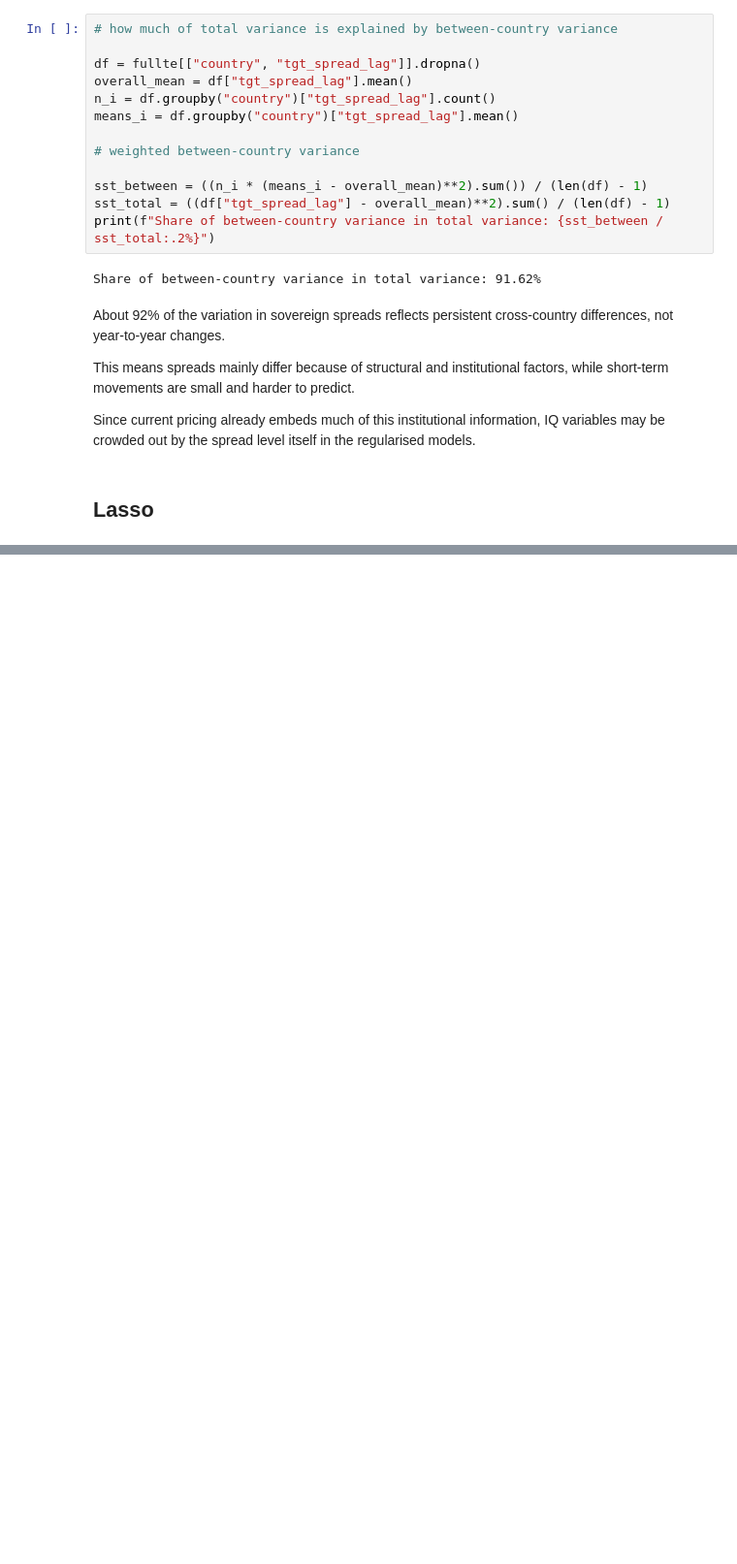
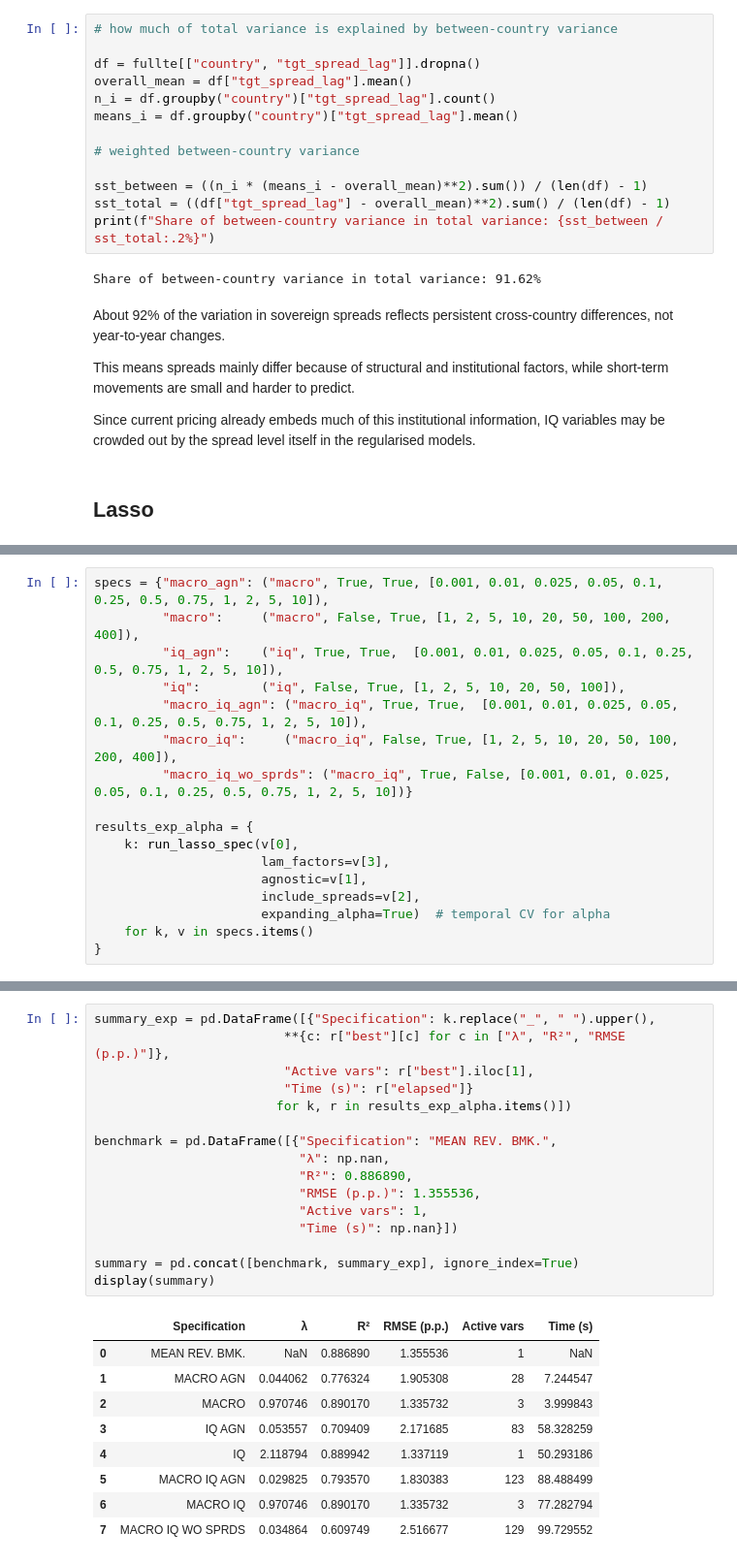
Before and after one commit to janjdarecki/instquality, a Jupyter notebook: 3. Run methods.ipynb, the cells around one changed output, grey strips where cells are left out. Shown at 97% size. Cells and saved outputs as stored; diff of their text form; blank space fills up the shorter version.

Commit message:
Added Lasso models

```diff
--- a/3. Run methods.ipynb
+++ b/3. Run methods.ipynb
@@ -1131,0 +472,17 @@ Unconstrained Lasso with 78 active vars vs. mean-reversion benchmark:
+# %%
+specs = {"macro_agn": ("macro", True, True, [0.001, 0.01, 0.025, 0.05, 0.1, 0.25, 0.5, 0.75, 1, 2, 5, 10]),
+         "macro":     ("macro", False, True, [1, 2, 5, 10, 20, 50, 100, 200, 400]),
+         "iq_agn":    ("iq", True, True,  [0.001, 0.01, 0.025, 0.05, 0.1, 0.25, 0.5, 0.75, 1, 2, 5, 10]),
+         "iq":        ("iq", False, True, [1, 2, 5, 10, 20, 50, 100]),
+         "macro_iq_agn": ("macro_iq", True, True,  [0.001, 0.01, 0.025, 0.05, 0.1, 0.25, 0.5, 0.75, 1, 2, 5, 10]),
+         "macro_iq":     ("macro_iq", False, True, [1, 2, 5, 10, 20, 50, 100, 200, 400]),
+         "macro_iq_wo_sprds": ("macro_iq", True, False, [0.001, 0.01, 0.025, 0.05, 0.1, 0.25, 0.5, 0.75, 1, 2, 5, 10])}
+
+results_exp_alpha = {
+    k: run_lasso_spec(v[0],
+                      lam_factors=v[3],
+                      agnostic=v[1],
+                      include_spreads=v[2],
+                      expanding_alpha=True)  # temporal CV for alpha
+    for k, v in specs.items()
+}
@@ -1131,0 +504,26 @@ Unconstrained Lasso with 78 active vars vs. mean-reversion benchmark:
+# %%
+summary_exp = pd.DataFrame([{"Specification": k.replace("_", " ").upper(),
+                         **{c: r["best"][c] for c in ["λ", "R²", "RMSE (p.p.)"]},
+                         "Active vars": r["best"].iloc[1],
+                         "Time (s)": r["elapsed"]}
+                        for k, r in results_exp_alpha.items()])
+
+benchmark = pd.DataFrame([{"Specification": "MEAN REV. BMK.",
+                           "λ": np.nan,
+                           "R²": 0.886890,
+                           "RMSE (p.p.)": 1.355536,
+                           "Active vars": 1,
+                           "Time (s)": np.nan}])
+
+summary = pd.concat([benchmark, summary_exp], ignore_index=True)
+display(summary)
+# %% [output]
+|  | Specification | λ | R² | RMSE (p.p.) | Active vars | Time (s) |
+| 0 | MEAN REV. BMK. | NaN | 0.886890 | 1.355536 | 1 | NaN |
+| 1 | MACRO AGN | 0.044062 | 0.776324 | 1.905308 | 28 | 7.244547 |
+| 2 | MACRO | 0.970746 | 0.890170 | 1.335732 | 3 | 3.999843 |
+| 3 | IQ AGN | 0.053557 | 0.709409 | 2.171685 | 83 | 58.328259 |
+| 4 | IQ | 2.118794 | 0.889942 | 1.337119 | 1 | 50.293186 |
+| 5 | MACRO IQ AGN | 0.029825 | 0.793570 | 1.830383 | 123 | 88.488499 |
+| 6 | MACRO IQ | 0.970746 | 0.890170 | 1.335732 | 3 | 77.282794 |
+| 7 | MACRO IQ WO SPRDS | 0.034864 | 0.609749 | 2.516677 | 129 | 99.729552 |
```
Also changed, not shown: parts of 18 cells of this notebook.
